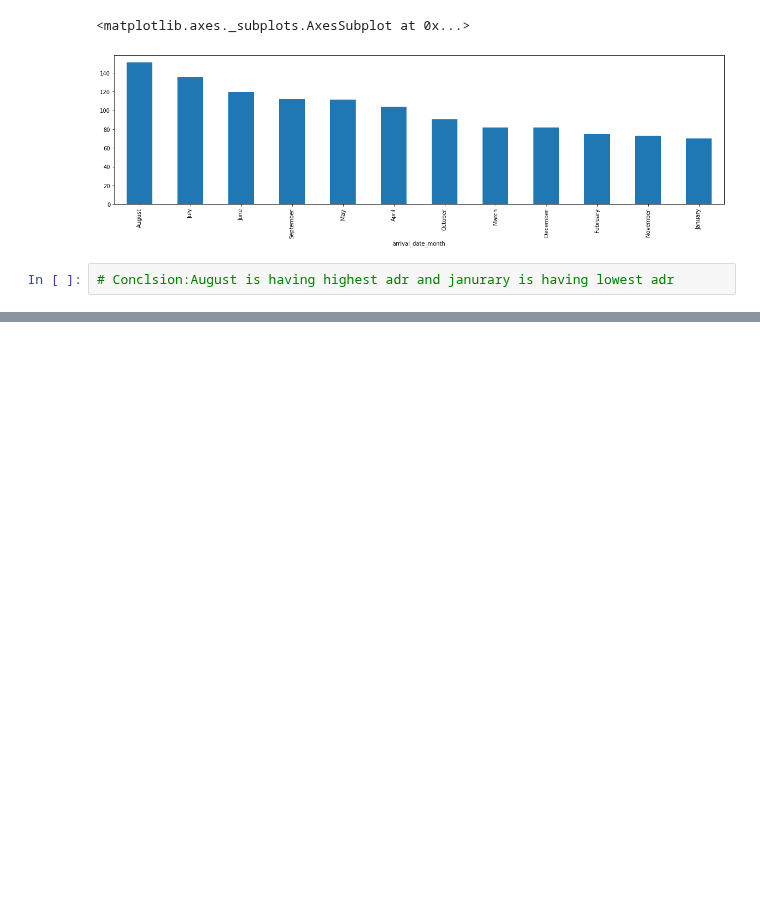
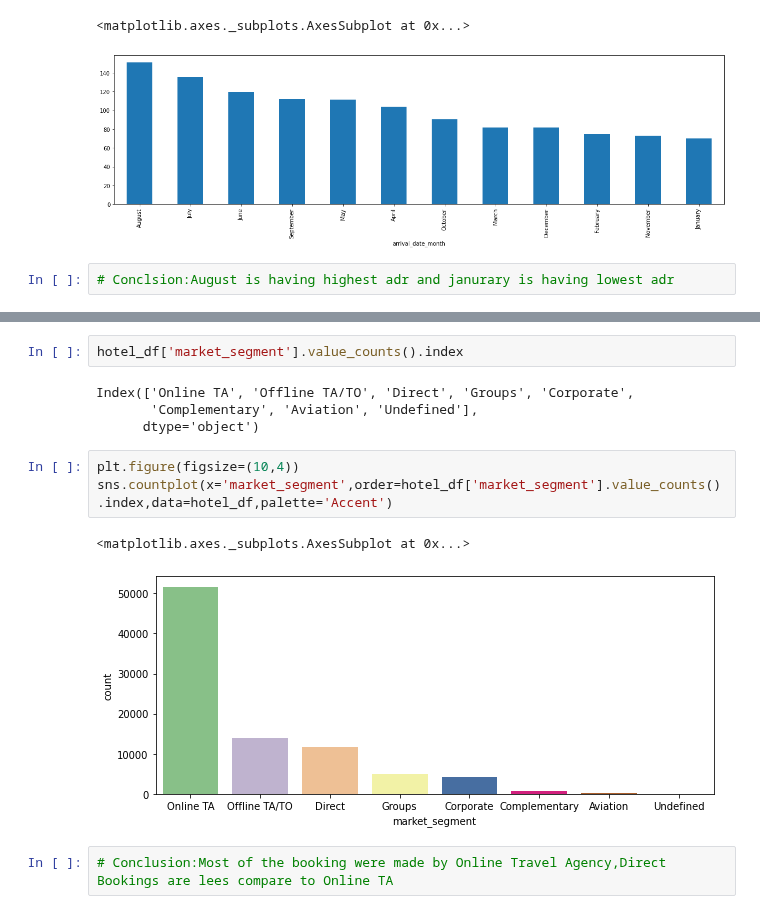
Before and after one commit to sarathsoman14/sarathsoman14-Hotel-Booking-Exploratory-Data-Analysis-EDA-, a Jupyter notebook: Hotel_Booking_Exploratory_Data_Analysis_Capstone_Project.ipynb, the cells around one changed output, grey strips where cells are left out. Cells and saved outputs as stored; diff of their text form; blank space fills up the shorter version.

```diff
--- a/Hotel_Booking_Exploratory_Data_Analysis_Capstone_Project.ipynb
+++ b/Hotel_Booking_Exploratory_Data_Analysis_Capstone_Project.ipynb
@@ -534,0 +598,14 @@ adr_week=hotel_df.groupby(['arrival_date_week_number','arrival_date_month'])['ad
+# %%
+hotel_df['market_segment'].value_counts().index
+# %% [output]
+Index(['Online TA', 'Offline TA/TO', 'Direct', 'Groups', 'Corporate',
+       'Complementary', 'Aviation', 'Undefined'],
+      dtype='object')
+# %%
+plt.figure(figsize=(10,4))
+sns.countplot(x='market_segment',order=hotel_df['market_segment'].value_counts().index,data=hotel_df,palette='Accent')
+# %% [output]
+<matplotlib.axes._subplots.AxesSubplot at 0x...>
+[figure, added]
+# %%
+# Conclusion:Most of the booking were made by Online Travel Agency,Direct Bookings are lees compare to Online TA
```
Also changed, not shown: parts of 38 cells of this notebook.
